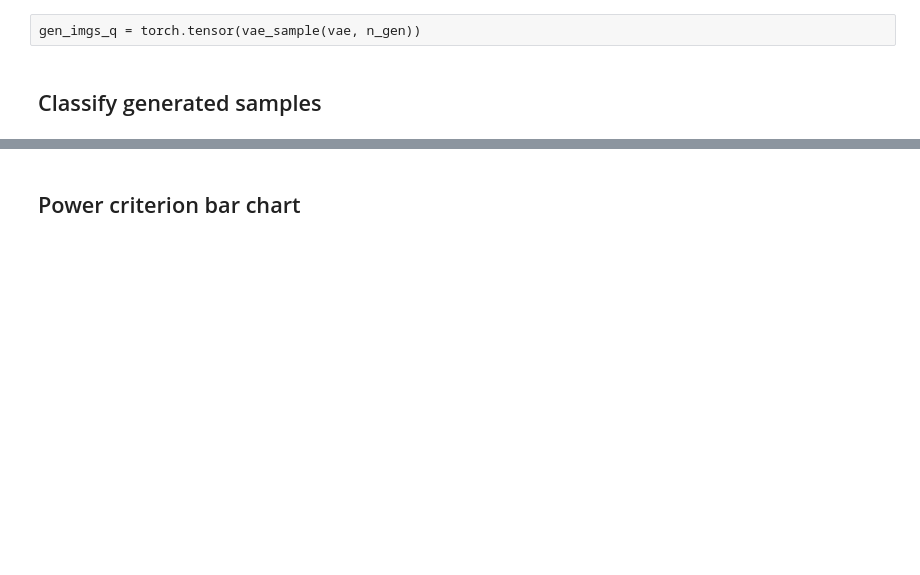
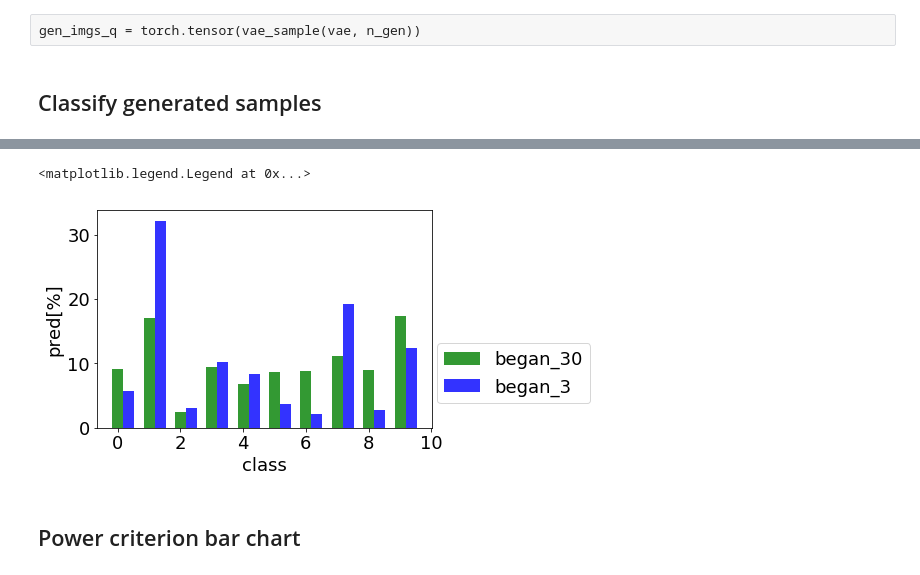
Before and after one commit to wittawatj/kernel-mod, a Jupyter notebook: ipynb/gan/mnist_barchart.ipynb, the cells around one changed output, grey strips where cells are left out. Drawn from its saved outputs; the diff is of its cells as text; code cells hidden in the pictures; blank space fills up the shorter version.

```diff
--- a/ipynb/gan/mnist_barchart.ipynb
+++ b/ipynb/gan/mnist_barchart.ipynb
@@ -150,4 +162,6 @@ def load_model(model_name, epoch, batch_size=64):
 ## Load models and generate samples
 # %%
 model_type_p = 'began'
-gen_p = load_model(model_type_p, 30)
+epoch = 30
+gen_p = load_model(model_type_p, epoch)
+model_name_p = '{}_{}'.format(model_type_p, epoch)
@@ -154,3 +173,5 @@ gen_p = load_model(model_type_p, 30)
 # %%
 model_type_q = 'began'
-gen_q = load_model(model_type_q, 3)
+epoch = 3
+gen_q = load_model(model_type_q, epoch)
+model_name_q = '{}_{}'.format(model_type_q, epoch)
@@ -192,7 +224,7 @@ batch_size = 100
 
 for i in range(0, n_gen, batch_size):
     x = gen_imgs_p[i:i+batch_size]
-    x = trans_dcgan(x)
+    x = trans_p(x)
     pred = torch.argmax(classifier(x), dim=1)
     pred_results.append(pred)
 pred_results_p = torch.cat(pred_results)
@@ -204,7 +236,7 @@ pred_results = []
 batch_size = 100
 for i in range(0, n_gen, batch_size):
     x = gen_imgs_q[i:i+batch_size]
-    x = mnist_norm(x)
+    x = trans_q(x)
     pred = torch.argmax(classifier(x), dim=1)
     pred_results.append(pred)
 pred_results_q = torch.cat(pred_results)
@@ -222,18 +260,21 @@ plt.bar(np.arange(10), pred_num_q/np.sum(pred_num_q)*100, alpha=0.5)
 # %%
 fig, ax = plt.subplots()
 index = np.arange(10)
 bar_width = 0.35
 opacity = 0.8
 pred_per_p = pred_num_p / np.sum(pred_num_p) * 100
 pred_per_q = pred_num_q / np.sum(pred_num_q) * 100
 
 rects1 = plt.bar(index, pred_per_p, bar_width, alpha=opacity,
-                color='g', label='began e=40')
+                color='g', label=model_name_p)
 rects2 = plt.bar(index+bar_width, pred_per_q, bar_width, alpha=opacity,
-                color='b', label='began e=3')
+                color='b', label=model_name_q)
 plt.xlabel('class')
 plt.ylabel('pred[%]')
-ax.legend(loc='right', bbox_to_anchor=(1.75, 0.25))
+ax.legend(loc='right', bbox_to_anchor=(1.5, 0.25))
+# %% [output]
+<matplotlib.legend.Legend at 0x...>
+[figure, added]
 # %% [markdown]
 ## Power criterion bar chart
 # %%
```
Also changed, not shown: parts of 12 cells of this notebook.
